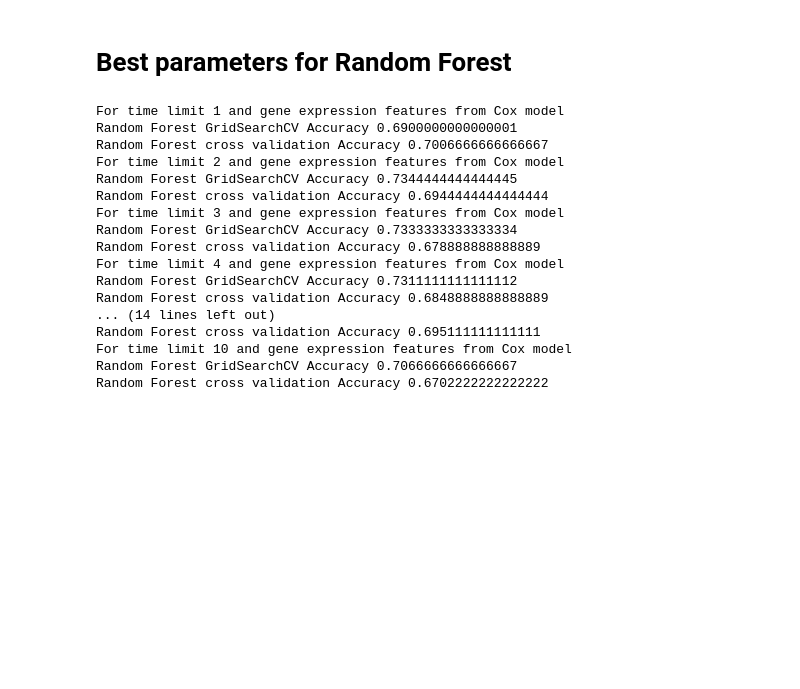
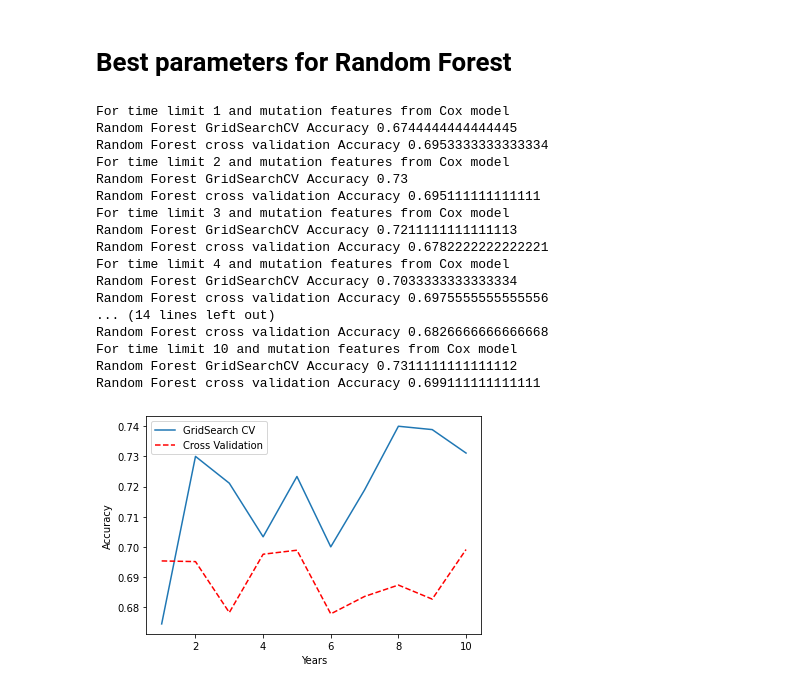
Before and after one commit to Enable72/ECE204_final_project, a Jupyter notebook: cox_model_mutations.ipynb, the cells around one changed output. Saved outputs shown, nothing was run; the diff lists cells and outputs as text; code cells hidden in the pictures; blank space fills up the shorter version.

```diff
--- a/cox_model_mutations.ipynb
+++ b/cox_model_mutations.ipynb
@@ -327,33 +327,49 @@ def classification_randomforestcv(df, features, best_para):
     # Evaluate the model
     return accuracy, cv_score.mean()
 # %%
+acc_grid = []
+acc_cv = []
 for i in time_limit:
     lis_grid = []
     lis_cv = []
     for k in range(10):
-        grid_accuracy, cv_score = classifcation_randomforestcv(full_data, feature_dic[i],para_dic[i])
+        grid_accuracy, cv_score = classification_randomforestcv(full_data, feature_dic[i],para_dic[i])
         lis_grid.append(grid_accuracy)
         lis_cv.append(cv_score)
     mean_grid = sum(lis_grid)/len(lis_grid)
     mean_cv =  sum(lis_cv)/len(lis_cv)
-    print('For time limit ' + str(i) + ' and gene expression features from Cox model')
+    acc_grid.append(mean_grid)
+    acc_cv.append(mean_cv)
+    print('For time limit ' + str(i) + ' and mutation features from Cox model')
     print('Random Forest GridSearchCV Accuracy ' + str(mean_grid))
     print('Random Forest cross validation Accuracy ' + str(mean_cv))
 # %% [output]
-For time limit 1 and gene expression features from Cox model
-Random Forest GridSearchCV Accuracy 0.6900000000000001
-Random Forest cross validation Accuracy 0.7006666666666667
-For time limit 2 and gene expression features from Cox model
-Random Forest GridSearchCV Accuracy 0.7344444444444445
-Random Forest cross validation Accuracy 0.6944444444444444
-For time limit 3 and gene expression features from Cox model
-Random Forest GridSearchCV Accuracy 0.7333333333333334
-Random Forest cross validation Accuracy 0.678888888888889
-For time limit 4 and gene expression features from Cox model
+For time limit 1 and mutation features from Cox model
+Random Forest GridSearchCV Accuracy 0.6744444444444445
+Random Forest cross validation Accuracy 0.6953333333333334
+For time limit 2 and mutation features from Cox model
+Random Forest GridSearchCV Accuracy 0.73
+Random Forest cross validation Accuracy 0.695111111111111
+For time limit 3 and mutation features from Cox model
+Random Forest GridSearchCV Accuracy 0.7211111111111113
+Random Forest cross validation Accuracy 0.6782222222222221
+For time limit 4 and mutation features from Cox model
+Random Forest GridSearchCV Accuracy 0.7033333333333334
+Random Forest cross validation Accuracy 0.6975555555555556
+... (14 lines left out)
+Random Forest cross validation Accuracy 0.6826666666666668
+For time limit 10 and mutation features from Cox model
 Random Forest GridSearchCV Accuracy 0.7311111111111112
-Random Forest cross validation Accuracy 0.6848888888888889
-... (14 lines left out)
-Random Forest cross validation Accuracy 0.695111111111111
-For time limit 10 and gene expression features from Cox model
-Random Forest GridSearchCV Accuracy 0.7066666666666667
-Random Forest cross validation Accuracy 0.6702222222222222
+Random Forest cross validation Accuracy 0.699111111111111
+# %%
+plt.plot(time_limit, acc_grid, label='GridSearch CV')  # Default color and line style
+plt.plot(time_limit, acc_cv, 'r--', label='Cross Validation')  # Red dashed line
+
+# Optional: add a legend to explain which line is which
+plt.legend()
+plt.xlabel('Years')
+plt.ylabel('Accuracy')
+# Show the plot
+plt.show()
+# %% [output]
+[figure, added]
```
Also changed, not shown: parts of 5 cells of this notebook.
